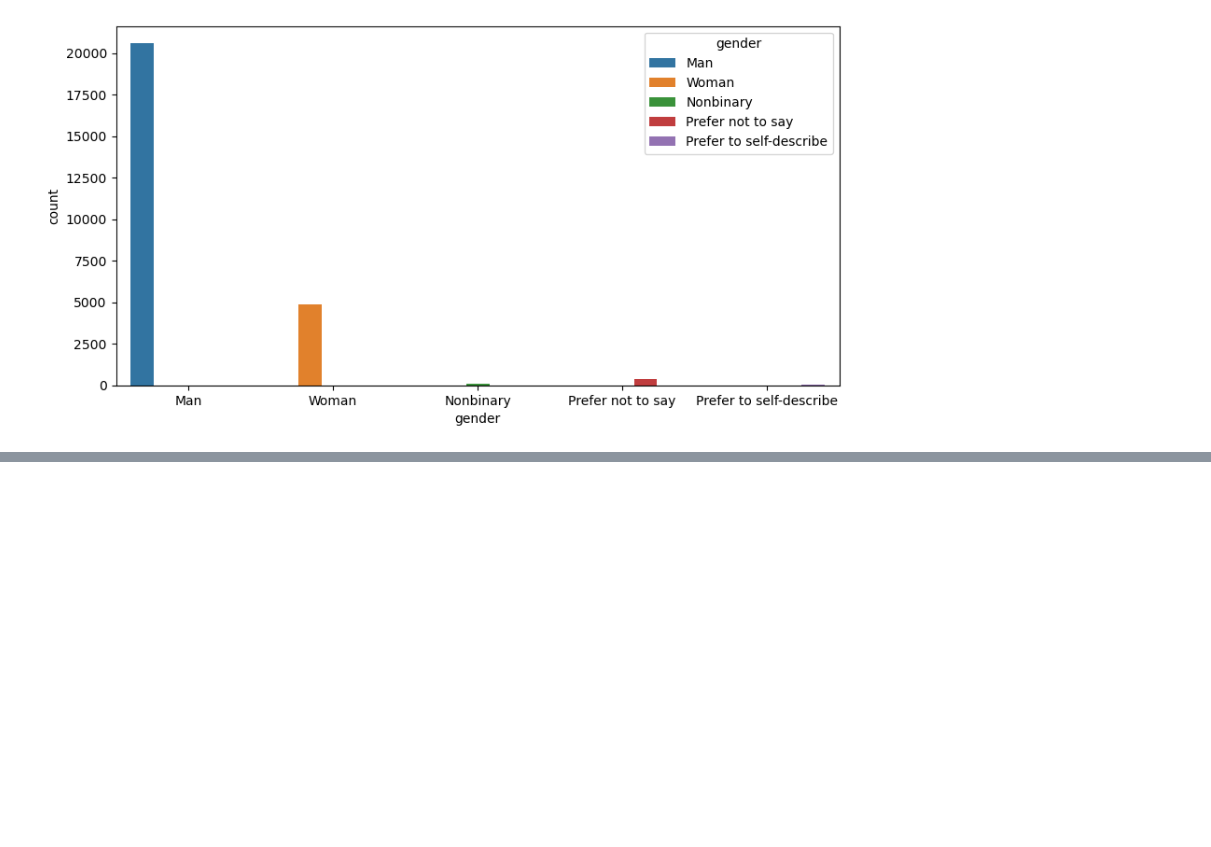
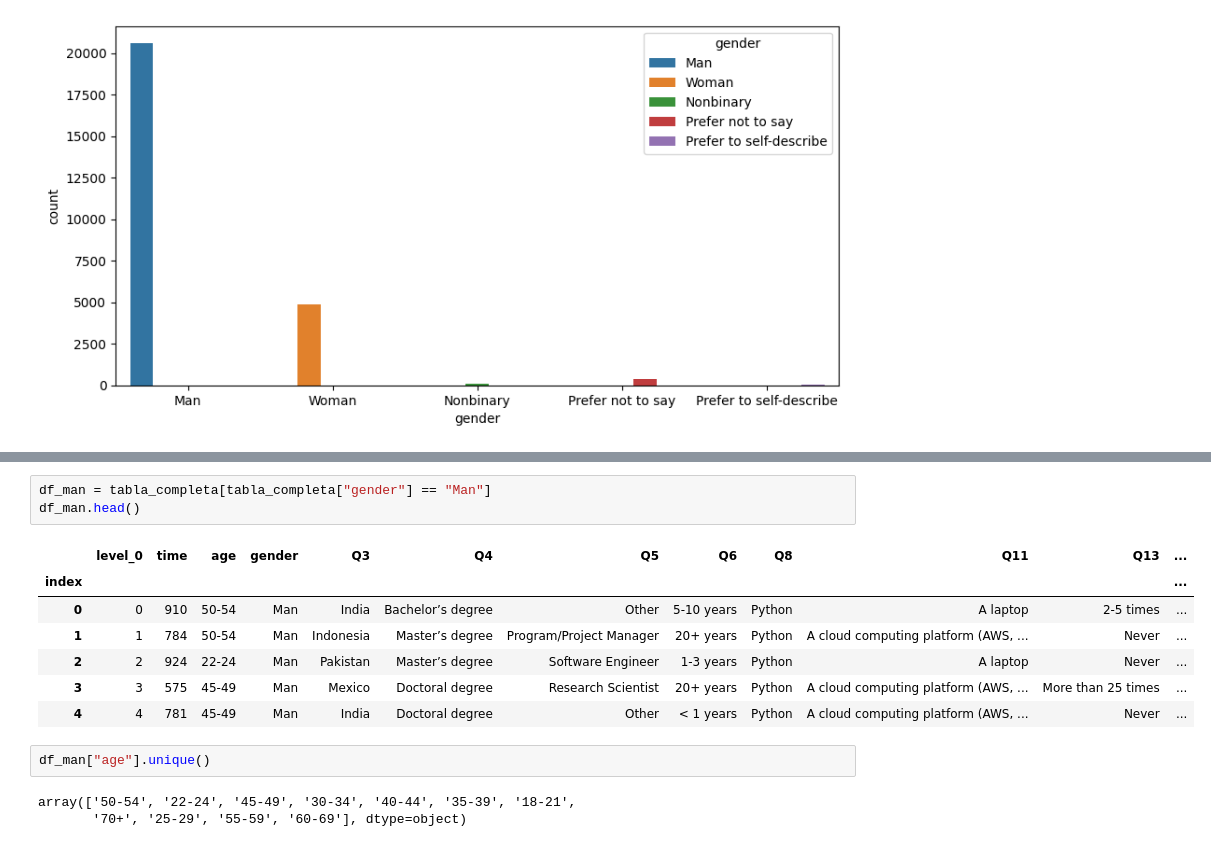
Before and after one commit to LourdesBoj/promoE_modulo2_proyecto_equipo3_AndreaIreneLourdesVictoria, a Jupyter notebook: Jupyter/limpieza_exploracion.ipynb, the cells around one changed output, grey strips where cells are left out. Cells and saved outputs as stored; diff of their text form; blank space fills up the shorter version.

```diff
--- a/Jupyter/limpieza_exploracion.ipynb
+++ b/Jupyter/limpieza_exploracion.ipynb
@@ -241,0 +278,16 @@ sns.countplot(x = 'gender', data = tabla_completa, hue = 'gender');
+# %%
+df_man = tabla_completa[tabla_completa["gender"] == "Man"]
+df_man.head()
+# %% [output]
+|  | level_0 | time | age | gender | Q3 | Q4 | Q5 | Q6 | Q8 | Q11 | Q13 | ... |
+| index |  |  |  |  |  |  |  |  |  |  |  | ... |
+| 0 | 0 | 910 | 50-54 | Man | India | Bachelor’s degree | Other | 5-10 years | Python | A laptop | 2-5 times | ... |
+| 1 | 1 | 784 | 50-54 | Man | Indonesia | Master’s degree | Program/Project Manager | 20+ years | Python | A cloud computing platform (AWS, ... | Never | ... |
+| 2 | 2 | 924 | 22-24 | Man | Pakistan | Master’s degree | Software Engineer | 1-3 years | Python | A laptop | Never | ... |
+| 3 | 3 | 575 | 45-49 | Man | Mexico | Doctoral degree | Research Scientist | 20+ years | Python | A cloud computing platform (AWS, ... | More than 25 times | ... |
+| 4 | 4 | 781 | 45-49 | Man | India | Doctoral degree | Other | < 1 years | Python | A cloud computing platform (AWS, ... | Never | ... |
+# %%
+df_man["age"].unique()
+# %% [output]
+array(['50-54', '22-24', '45-49', '30-34', '40-44', '35-39', '18-21',
+       '70+', '25-29', '55-59', '60-69'], dtype=object)
```
Also changed, not shown: parts of 11 cells of this notebook.
